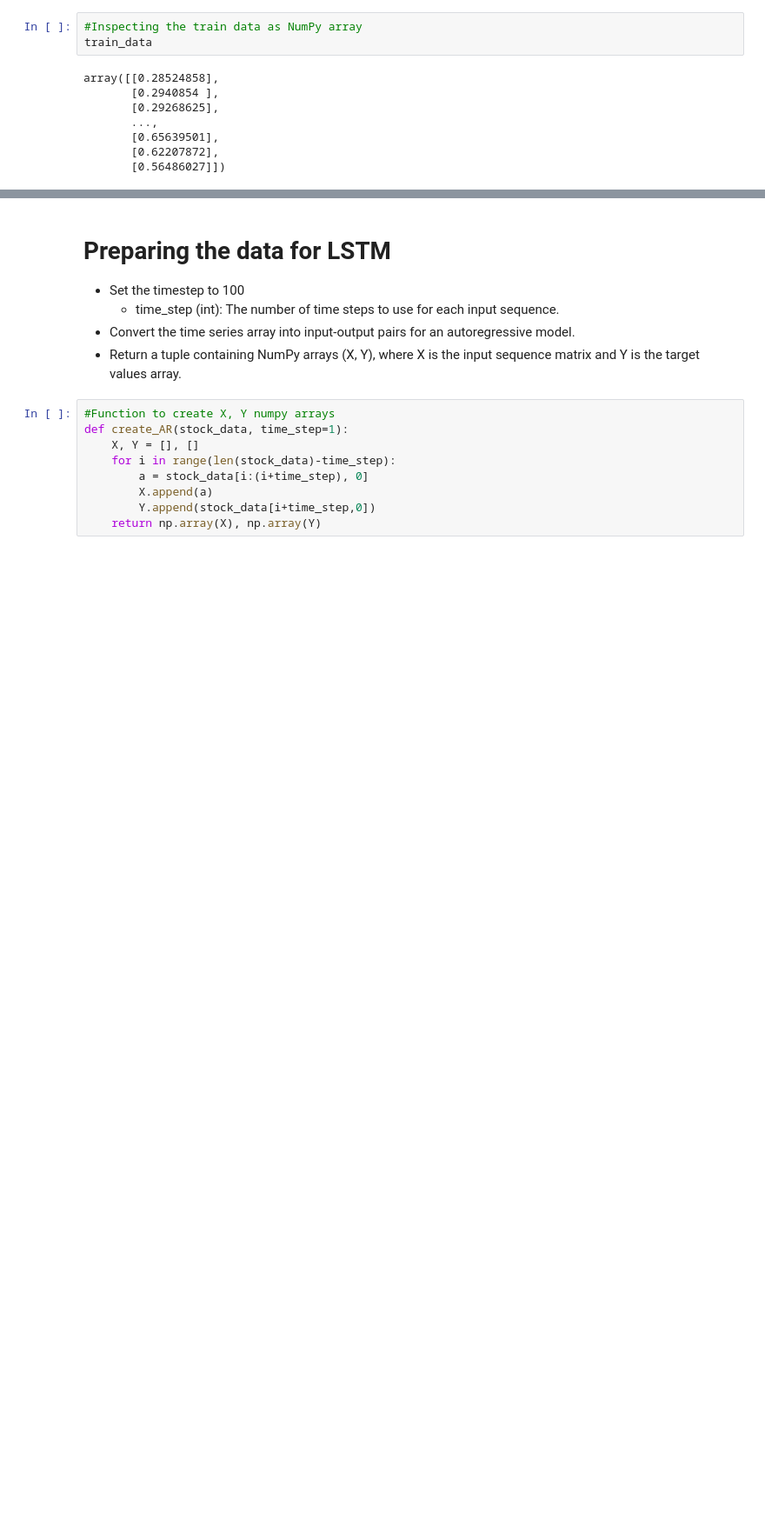
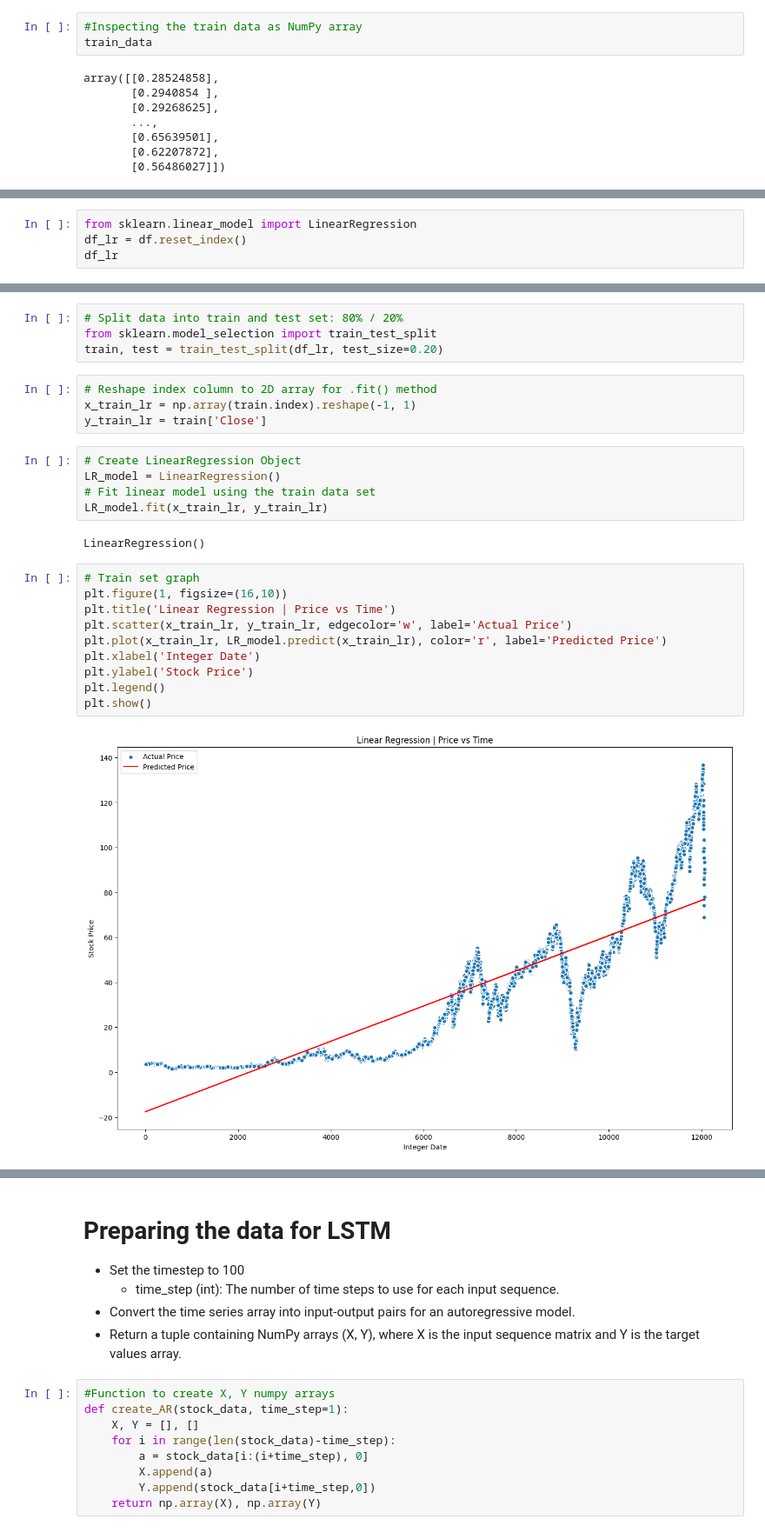
Before and after one commit to commitit/Stock-Prediction, a Jupyter notebook: stock_predictionv4.ipynb, the cells around one changed output, grey strips where cells are left out. Shown at 87% size. Cells and saved outputs as stored; diff of their text form; blank space fills up the shorter version.

```diff
--- a/stock_predictionv4.ipynb
+++ b/stock_predictionv4.ipynb
@@ -197,0 +200,4 @@ array([[0.28524858],
+# %%
+from sklearn.linear_model import LinearRegression
+df_lr = df.reset_index()
+df_lr
@@ -197,0 +230,27 @@ array([[0.28524858],
+# %%
+# Split data into train and test set: 80% / 20%
+from sklearn.model_selection import train_test_split
+train, test = train_test_split(df_lr, test_size=0.20)
+# %%
+# Reshape index column to 2D array for .fit() method
+x_train_lr = np.array(train.index).reshape(-1, 1)
+y_train_lr = train['Close']
+# %%
+# Create LinearRegression Object
+LR_model = LinearRegression()
+# Fit linear model using the train data set
+LR_model.fit(x_train_lr, y_train_lr)
+# %% [output]
+LinearRegression()
+# %%
+# Train set graph
+plt.figure(1, figsize=(16,10))
+plt.title('Linear Regression | Price vs Time')
+plt.scatter(x_train_lr, y_train_lr, edgecolor='w', label='Actual Price')
+plt.plot(x_train_lr, LR_model.predict(x_train_lr), color='r', label='Predicted Price')
+plt.xlabel('Integer Date')
+plt.ylabel('Stock Price')
+plt.legend()
+plt.show()
+# %% [output]
+[figure, added]
```
Also changed, not shown: parts of 8 cells of this notebook.
